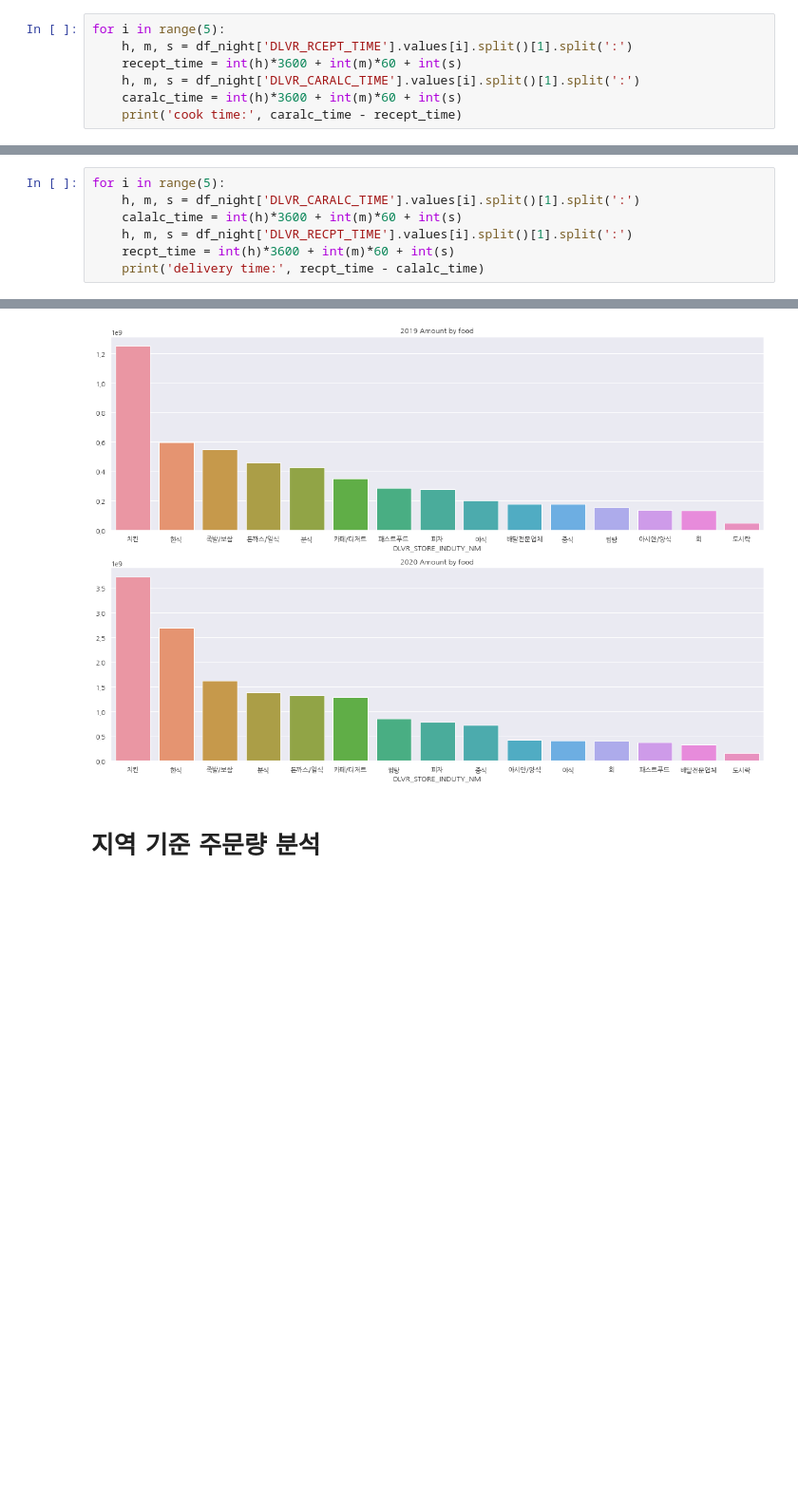
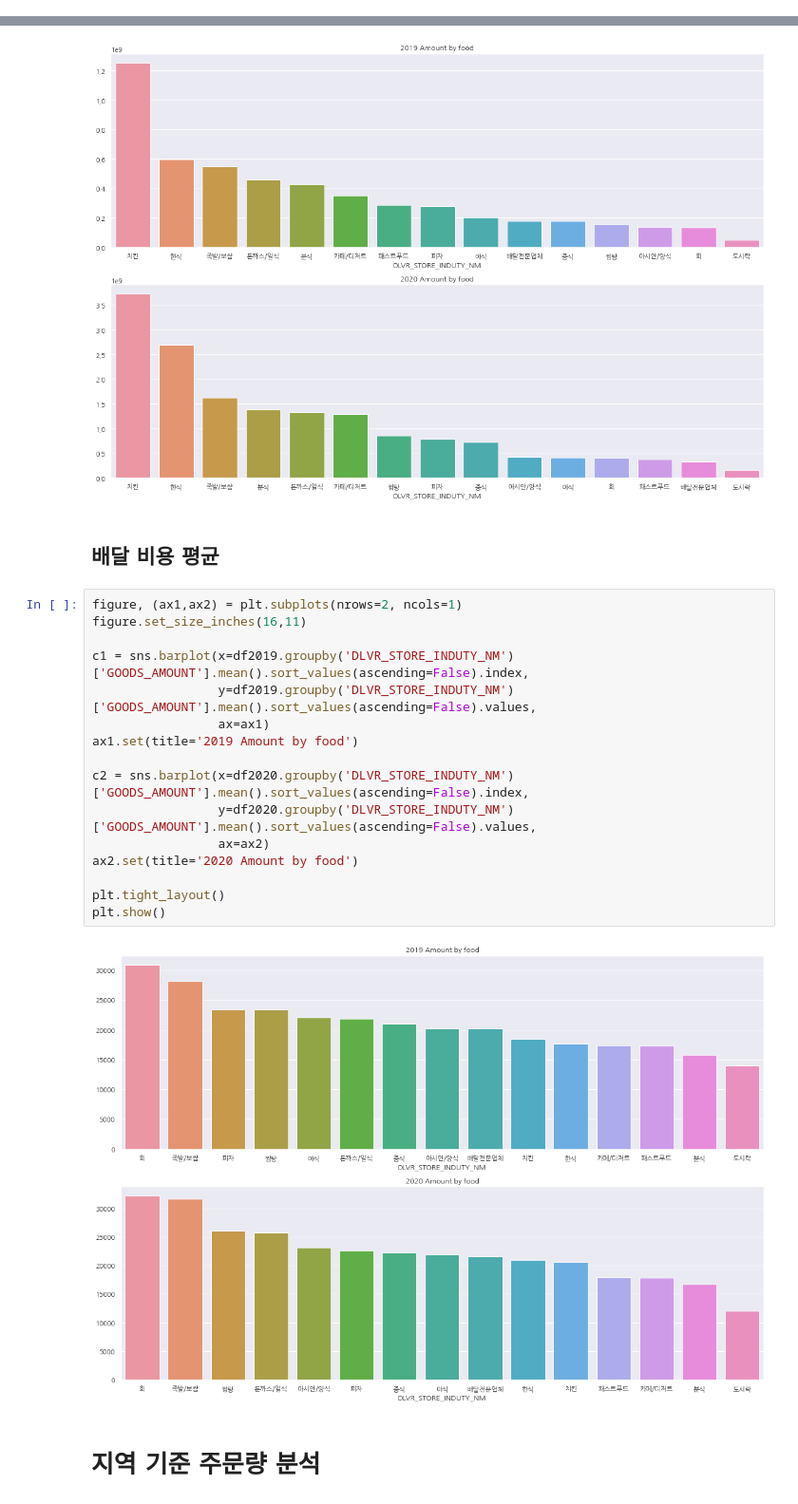
Before and after one commit to bluvory/2021_Data_analysis_contest, a Jupyter notebook: Data_Analysis.ipynb, the cells around one changed output, grey strips where cells are left out. Shown at 95% size. Cells and saved outputs as stored; diff of their text form; blank space fills up the shorter version.

```diff
--- a/Data_Analysis.ipynb
+++ b/Data_Analysis.ipynb
@@ -166,7 +99,0 @@ recept_time = h*3600 + m*60 + s
-# %%
-for i in range(5):
-    h, m, s = df_night['DLVR_RCEPT_TIME'].values[i].split()[1].split(':')
-    recept_time = int(h)*3600 + int(m)*60 + int(s)
-    h, m, s = df_night['DLVR_CARALC_TIME'].values[i].split()[1].split(':')
-    caralc_time = int(h)*3600 + int(m)*60 + int(s)
-    print('cook time:', caralc_time - recept_time)
@@ -179,7 +99,0 @@ cook time: 17
-# %%
-for i in range(5):
-    h, m, s = df_night['DLVR_CARALC_TIME'].values[i].split()[1].split(':')
-    calalc_time = int(h)*3600 + int(m)*60 + int(s)
-    h, m, s = df_night['DLVR_RECPT_TIME'].values[i].split()[1].split(':')
-    recpt_time = int(h)*3600 + int(m)*60 + int(s)
-    print('delivery time:', recpt_time - calalc_time)
@@ -769,6 +666,26 @@ plt.tight_layout()
 plt.show()
 # %% [output]
 [figure]
+# %% [markdown]
+## 배달 비용 평균
+# %%
+figure, (ax1,ax2) = plt.subplots(nrows=2, ncols=1)
+figure.set_size_inches(16,11)
+
+c1 = sns.barplot(x=df2019.groupby('DLVR_STORE_INDUTY_NM')['GOODS_AMOUNT'].mean().sort_values(ascending=False).index,
+                 y=df2019.groupby('DLVR_STORE_INDUTY_NM')['GOODS_AMOUNT'].mean().sort_values(ascending=False).values,
+                 ax=ax1)
+ax1.set(title='2019 Amount by food')
+
+c2 = sns.barplot(x=df2020.groupby('DLVR_STORE_INDUTY_NM')['GOODS_AMOUNT'].mean().sort_values(ascending=False).index,
+                 y=df2020.groupby('DLVR_STORE_INDUTY_NM')['GOODS_AMOUNT'].mean().sort_values(ascending=False).values,
+                 ax=ax2)
+ax2.set(title='2020 Amount by food')
+
+plt.tight_layout()
+plt.show()
+# %% [output]
+[figure, added]
 # %% [markdown]
 # 지역 기준 주문량 분석
 # %%
```
Also changed, not shown: parts of 48 cells of this notebook.
